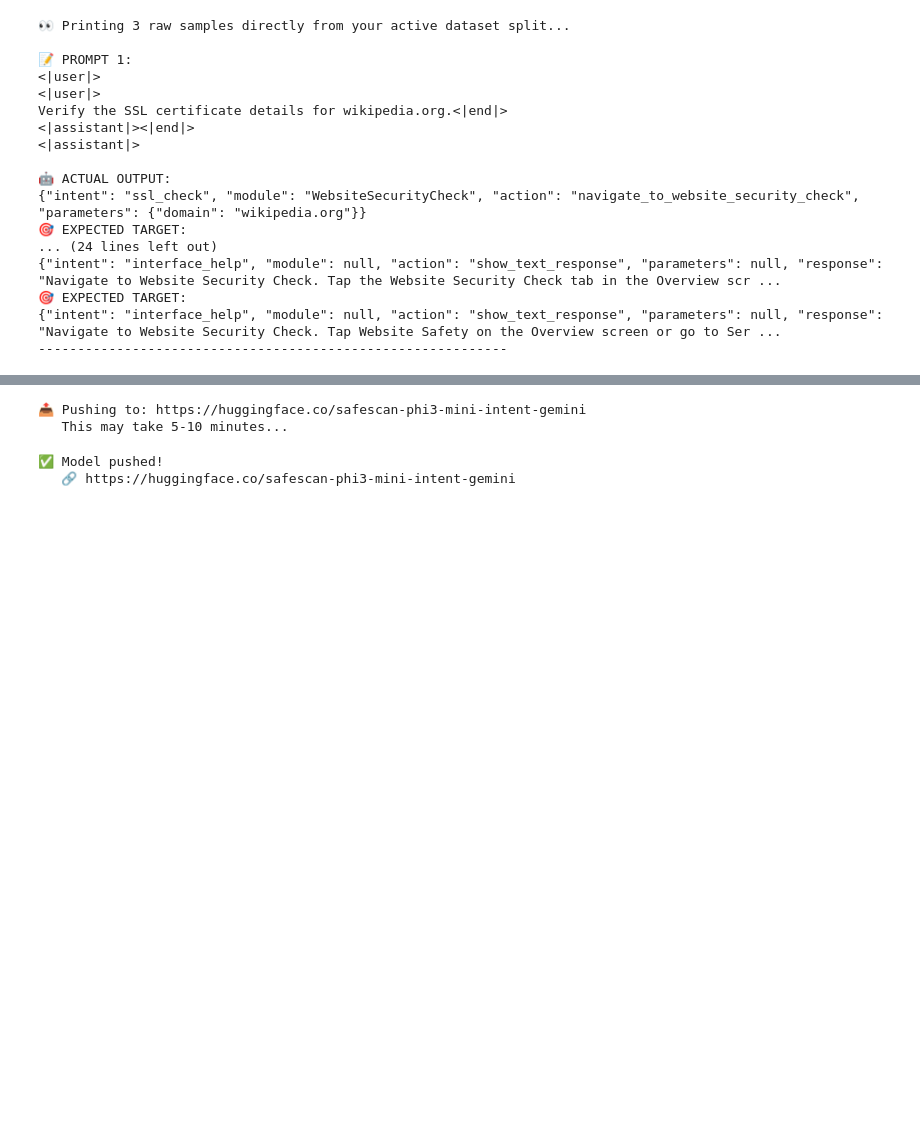
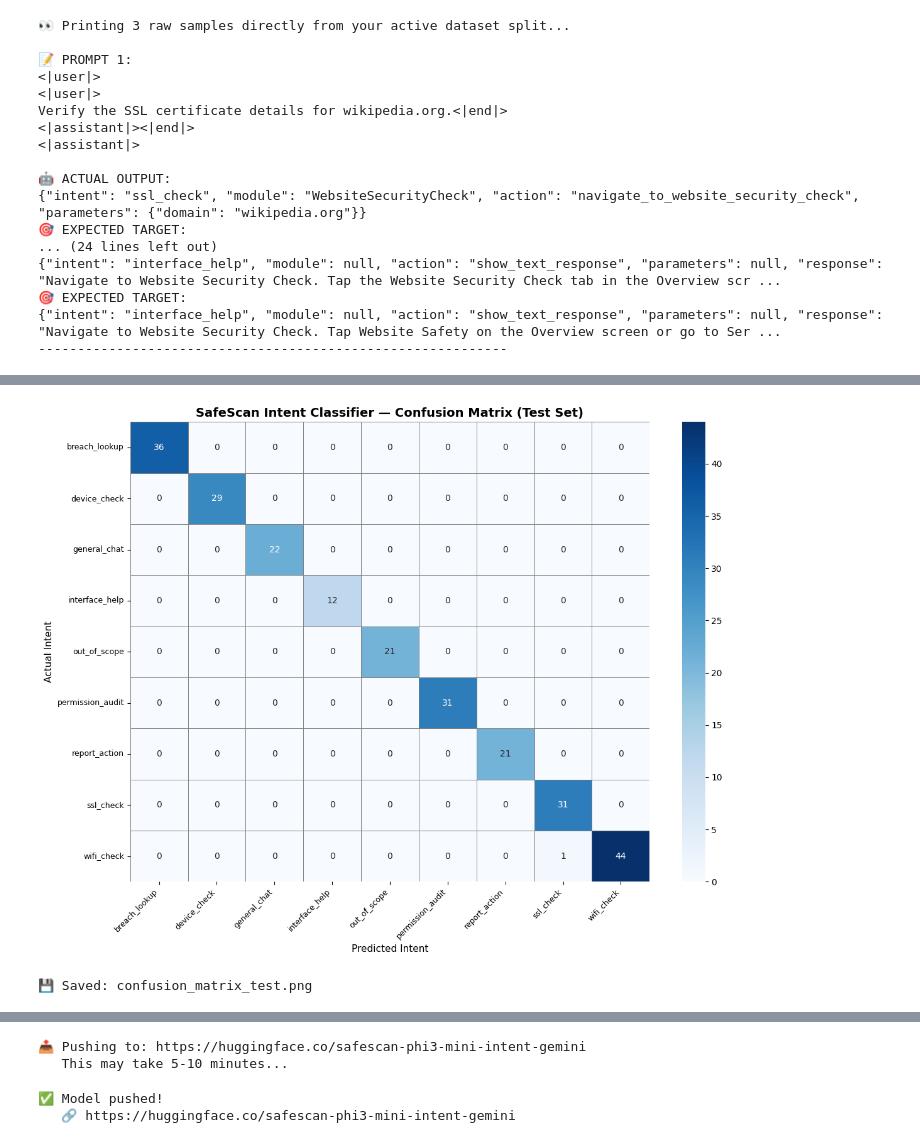
Before and after one commit to Skamal03/SafeScan, a Jupyter notebook: Ai/Sec_intent_final-eval.ipynb, the cells around one changed output, grey strips where cells are left out. Cells and saved outputs as stored; diff of their text form; code cells hidden in the pictures; blank space fills up the shorter version.

```diff
--- a/Ai/Sec_intent_final-eval.ipynb
+++ b/Ai/Sec_intent_final-eval.ipynb
@@ -785 +804,80 @@ Verify the SSL certificate details for wikipedia.org.<|end|>
+# %%
+import re
+import torch
+import numpy as np
+import matplotlib.pyplot as plt
+import seaborn as sns
+from sklearn.metrics import confusion_matrix
+from tqdm import tqdm
+
+# ==========================================================
+# 📊 STANDALONE CONFUSION MATRIX — TEST SET ONLY
+# Assumes eval_model, eval_tokenizer, target_test already
+# exist in memory from your previous evaluation cell
+# ==========================================================
+
+prompts, expected_intents = [], []
+for sample in target_test:
+    raw_text = sample['text']
+    m = re.search(r'\{"intent":\s*"([^"]+)"', raw_text)
+    if not m:
+        continue
+    json_start_idx = raw_text.find('{"intent"')
+    prompts.append(raw_text[:json_start_idx])
+    expected_intents.append(m.group(1))
+
+stop_id = eval_tokenizer.convert_tokens_to_ids("<|end|>")
+if stop_id is None or stop_id == eval_tokenizer.unk_token_id:
+    stop_id = eval_tokenizer.eos_token_id
+
+pred_intents = []
+for i in tqdm(range(0, len(prompts), 16), desc="Collecting Predictions"):
+    batch = prompts[i:i+16]
+    inputs = eval_tokenizer(batch, return_tensors="pt", padding=True, truncation=True).to(eval_model.device)
+
+    with torch.no_grad():
+        out = eval_model.generate(
+            **inputs,
+            max_new_tokens=25,
+            do_sample=False,
+            eos_token_id=stop_id,
+            pad_token_id=eval_tokenizer.eos_token_id,
+            use_cache=True
+        )
+
+    input_len = inputs['input_ids'].shape[1]
+    for tokens in out:
+        gen = eval_tokenizer.decode(tokens[input_len:], skip_special_tokens=True)
+        pred = re.search(r'"intent":\s*"([^"]+)"', gen)
+        pred_intents.append(pred.group(1) if pred else "unknown")
+
+# ==========================
+# PLOT CONFUSION MATRIX
+# ==========================
+labels = sorted(list(set(expected_intents)))
+cm = confusion_matrix(expected_intents, pred_intents, labels=labels)
+
+plt.figure(figsize=(12, 9))
+sns.heatmap(
+    cm,
+    annot=True,
+    fmt='d',
+    cmap='Blues',
+    xticklabels=labels,
+    yticklabels=labels,
+    linewidths=0.5,
+    linecolor='gray'
+)
+plt.title('SafeScan Intent Classifier — Confusion Matrix (Test Set)', fontsize=14, fontweight='bold')
+plt.ylabel('Actual Intent', fontsize=11)
+plt.xlabel('Predicted Intent', fontsize=11)
+plt.xticks(rotation=45, ha='right', fontsize=9)
+plt.yticks(rotation=0, fontsize=9)
+plt.tight_layout()
+plt.savefig('confusion_matrix_test.png', dpi=150)
+plt.show()
+print("💾 Saved: confusion_matrix_test.png")
+# %% [output]
+[figure, added]
+💾 Saved: confusion_matrix_test.png
 # %% [markdown]
```
Also changed, not shown: parts of 25 cells of this notebook, 5 other files.
